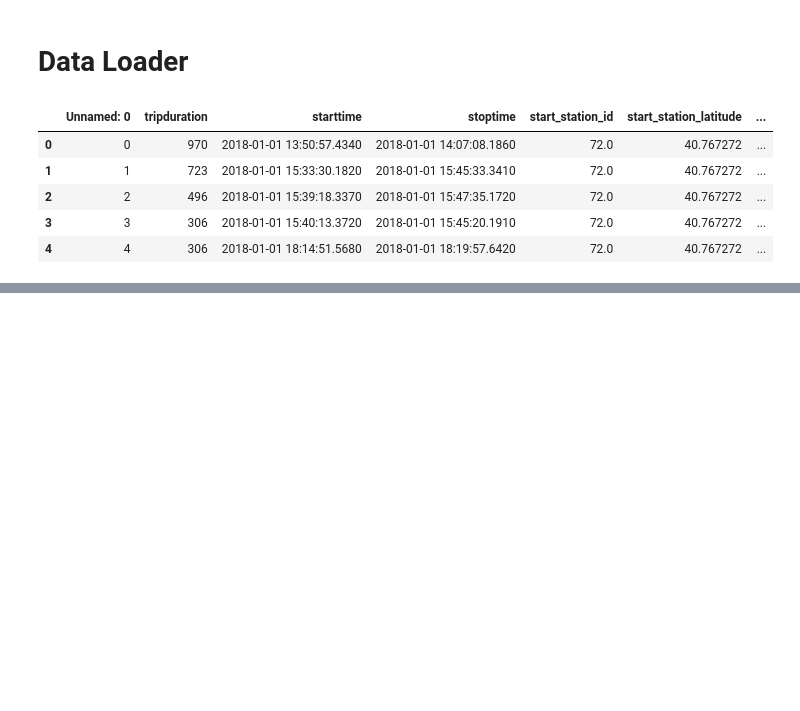
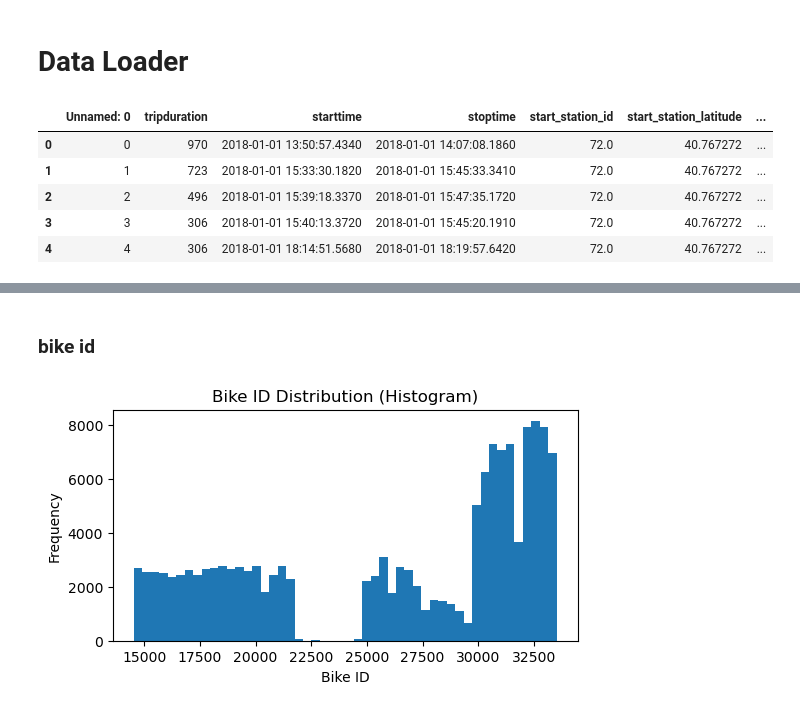
Before and after one commit to IlaAmini/Business-Analytics, a Jupyter notebook: main.ipynb, the cells around one changed output, grey strips where cells are left out. Drawn from its saved outputs; the diff is of its cells as text; code cells hidden in the pictures; blank space fills up the shorter version.

```diff
--- a/main.ipynb
+++ b/main.ipynb
@@ -20,0 +125,13 @@ df.head()
+# %% [markdown]
+### bike id
+# %%
+# Create a histogram for the "bikeid" column
+
+plt.figure(figsize=(6, 3))
+plt.hist(df['bikeid'], bins=50)  # Adjust the number of bins as needed
+plt.xlabel('Bike ID')
+plt.ylabel('Frequency')
+plt.title('Bike ID Distribution (Histogram)')
+plt.show()
+# %% [output]
+[figure, added]
```
Also changed, not shown: parts of 25 cells of this notebook.
